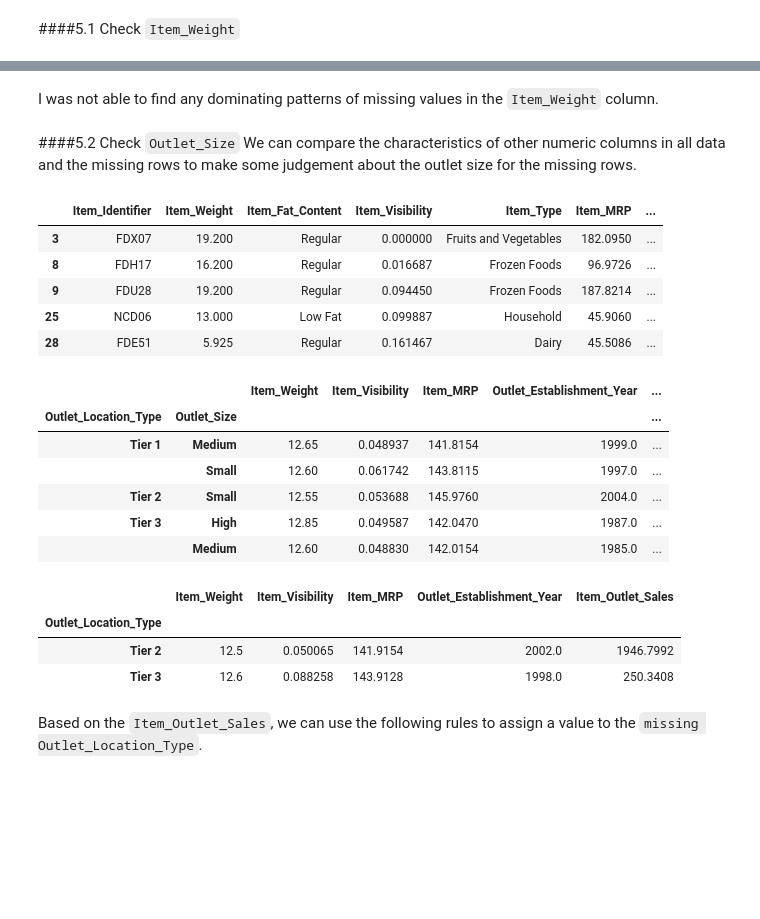
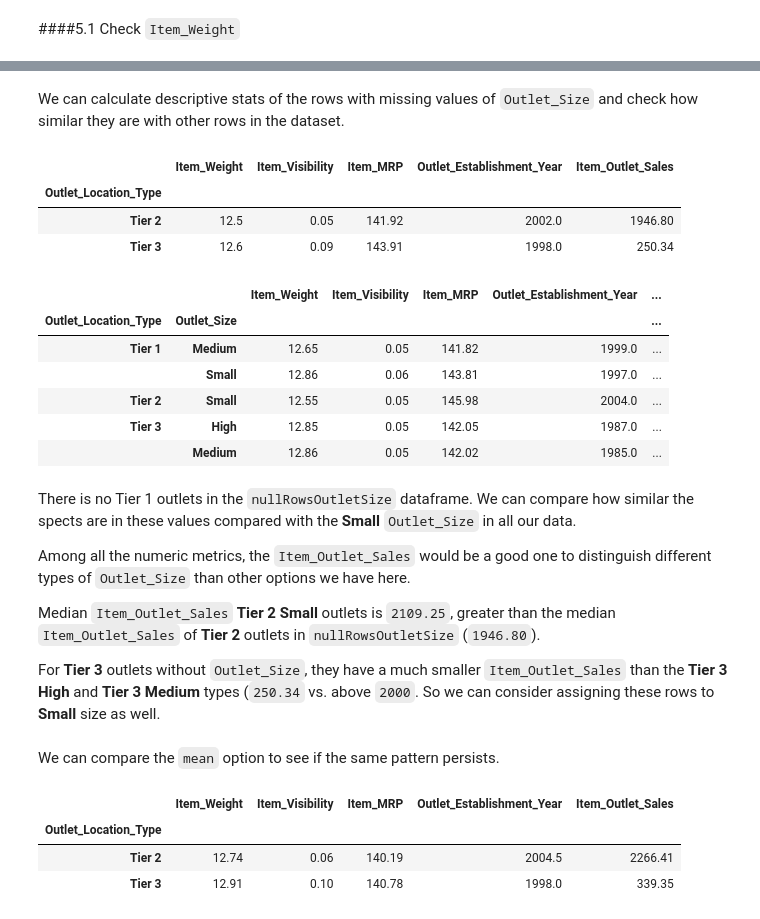
Before and after one commit to syjia/salary-insights, a Jupyter notebook: Data_Science_Insights_Part2.ipynb, the cells around one changed output, grey strips where cells are left out. Cells and saved outputs as stored; diff of their text form; code cells hidden in the pictures; blank space fills up the shorter version.

```diff
--- a/Data_Science_Insights_Part2.ipynb
+++ b/Data_Science_Insights_Part2.ipynb
@@ -125,0 +203,5 @@ We can check if there are any common patterns in the missing values. If not, we
+# %%
+# backfill values
+df['Item_Weight'].fillna(df['Item_Weight'].mean(),inplace=True)
+# display the results compared to previous output
+df.groupby('Item_Type')['Item_Weight'].describe().round(2)
@@ -159,37 +256,38 @@ nullRowsItemWeight.groupby(['Item_Type','Outlet_Size','Outlet_Type']).count()
-# %% [markdown]
-I was not able to find any dominating patterns of missing values in the `Item_Weight` column.
-# %% [markdown]
-####5.2 Check `Outlet_Size`
-We can compare the characteristics of other numeric columns in all data and the missing rows to make some judgement about the outlet size for the missing rows.
-# %%
-# check what kind of data have missing values
-nullRowsOutletSize = df[df['Outlet_Size'].isnull()]
-nullRowsOutletSize.head()
-# %% [output]
-|  | Item_Identifier | Item_Weight | Item_Fat_Content | Item_Visibility | Item_Type | Item_MRP | ... |
-| 3 | FDX07 | 19.200 | Regular | 0.000000 | Fruits and Vegetables | 182.0950 | ... |
-| 8 | FDH17 | 16.200 | Regular | 0.016687 | Frozen Foods | 96.9726 | ... |
-| 9 | FDU28 | 19.200 | Regular | 0.094450 | Frozen Foods | 187.8214 | ... |
-| 25 | NCD06 | 13.000 | Low Fat | 0.099887 | Household | 45.9060 | ... |
-| 28 | FDE51 | 5.925 | Regular | 0.161467 | Dairy | 45.5086 | ... |
+# %% [markdown]
+We can calculate descriptive stats of the rows with missing values of `Outlet_Size` and check how similar they are with other rows in the dataset.
+# %%
+nullRowsOutletSize.groupby(['Outlet_Location_Type']).median().round(2)
+# %% [output]
+|  | Item_Weight | Item_Visibility | Item_MRP | Outlet_Establishment_Year | Item_Outlet_Sales |
+| Outlet_Location_Type |  |  |  |  |  |
+| Tier 2 | 12.5 | 0.05 | 141.92 | 2002.0 | 1946.80 |
+| Tier 3 | 12.6 | 0.09 | 143.91 | 1998.0 | 250.34 |
 # %%
 # check the basic characteristics all data
-df.groupby(['Outlet_Location_Type','Outlet_Size']).median()
+df.groupby(['Outlet_Location_Type','Outlet_Size']).median().round(2)
 # %% [output]
 |  |  | Item_Weight | Item_Visibility | Item_MRP | Outlet_Establishment_Year | ... |
 | Outlet_Location_Type | Outlet_Size |  |  |  |  | ... |
-| Tier 1 | Medium | 12.65 | 0.048937 | 141.8154 | 1999.0 | ... |
-|  | Small | 12.60 | 0.061742 | 143.8115 | 1997.0 | ... |
-| Tier 2 | Small | 12.55 | 0.053688 | 145.9760 | 2004.0 | ... |
-| Tier 3 | High | 12.85 | 0.049587 | 142.0470 | 1987.0 | ... |
-|  | Medium | 12.60 | 0.048830 | 142.0154 | 1985.0 | ... |
+| Tier 1 | Medium | 12.65 | 0.05 | 141.82 | 1999.0 | ... |
+|  | Small | 12.86 | 0.06 | 143.81 | 1997.0 | ... |
+| Tier 2 | Small | 12.55 | 0.05 | 145.98 | 2004.0 | ... |
+| Tier 3 | High | 12.85 | 0.05 | 142.05 | 1987.0 | ... |
+|  | Medium | 12.86 | 0.05 | 142.02 | 1985.0 | ... |
-# %%
-# check the basic characteristics missing data
-nullRowsOutletSize.groupby(['Outlet_Location_Type']).median()
-# %% [output]
-|  | Item_Weight | Item_Visibility | Item_MRP | Outlet_Establishment_Year | Item_Outlet_Sales |
-| Outlet_Location_Type |  |  |  |  |  |
-| Tier 2 | 12.5 | 0.050065 | 141.9154 | 2002.0 | 1946.7992 |
-| Tier 3 | 12.6 | 0.088258 | 143.9128 | 1998.0 | 250.3408 |
-# %% [markdown]
-Based on the `Item_Outlet_Sales`, we can use the following rules to assign a value to the `missing Outlet_Location_Type`.
+# %% [markdown]
+There is no Tier 1 outlets in the `nullRowsOutletSize` dataframe. We can compare how similar the spects are in these values compared with the **Small** `Outlet_Size` in all our data.
+
+Among all the numeric metrics, the `Item_Outlet_Sales` would be a good one to distinguish different types of `Outlet_Size` than other options we have here.
+
+Median `Item_Outlet_Sales` **Tier 2 Small** outlets is `2109.25`, greater than the median `Item_Outlet_Sales` of **Tier 2** outlets in `nullRowsOutletSize` (`1946.80`).
+
+For **Tier 3** outlets without `Outlet_Size`, they have a much smaller `Item_Outlet_Sales` than the **Tier 3 High** and **Tier 3 Medium** types (`250.34` vs. above `2000`. So we can consider assigning these rows to **Small** size as well.
+# %% [markdown]
+We can compare the `mean` option to see if the same pattern persists.
+# %%
+# null rows mean
+nullRowsOutletSize.groupby(['Outlet_Location_Type']).mean().round(2)
+# %% [output]
+|  | Item_Weight | Item_Visibility | Item_MRP | Outlet_Establishment_Year | Item_Outlet_Sales |
+| Outlet_Location_Type |  |  |  |  |  |
+| Tier 2 | 12.74 | 0.06 | 140.19 | 2004.5 | 2266.41 |
+| Tier 3 | 12.91 | 0.10 | 140.78 | 1998.0 | 339.35 |
```
Also changed, not shown: parts of 33 cells of this notebook.
